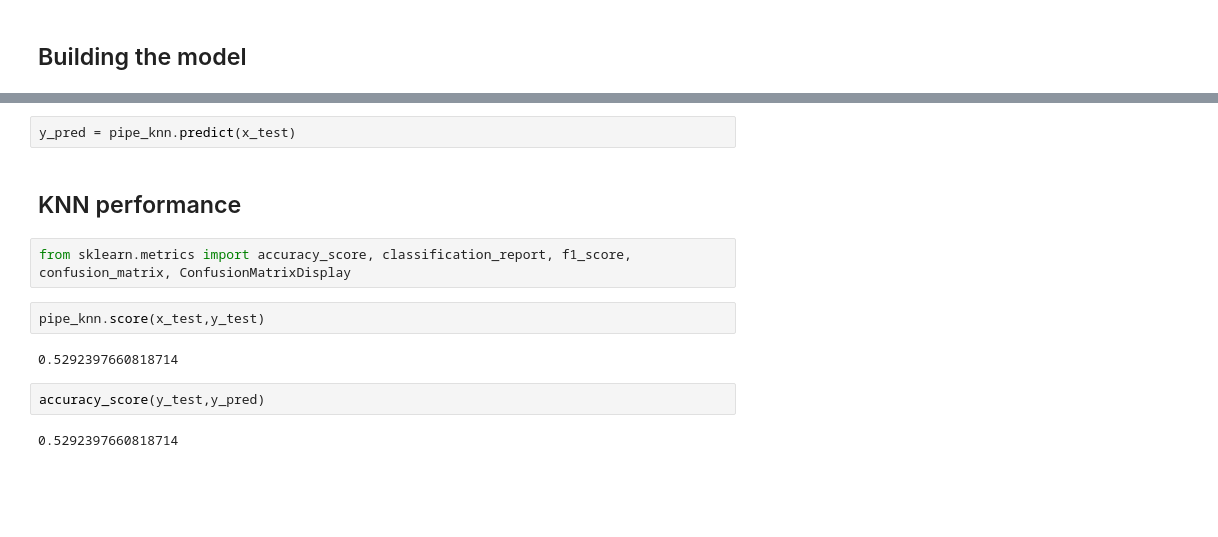
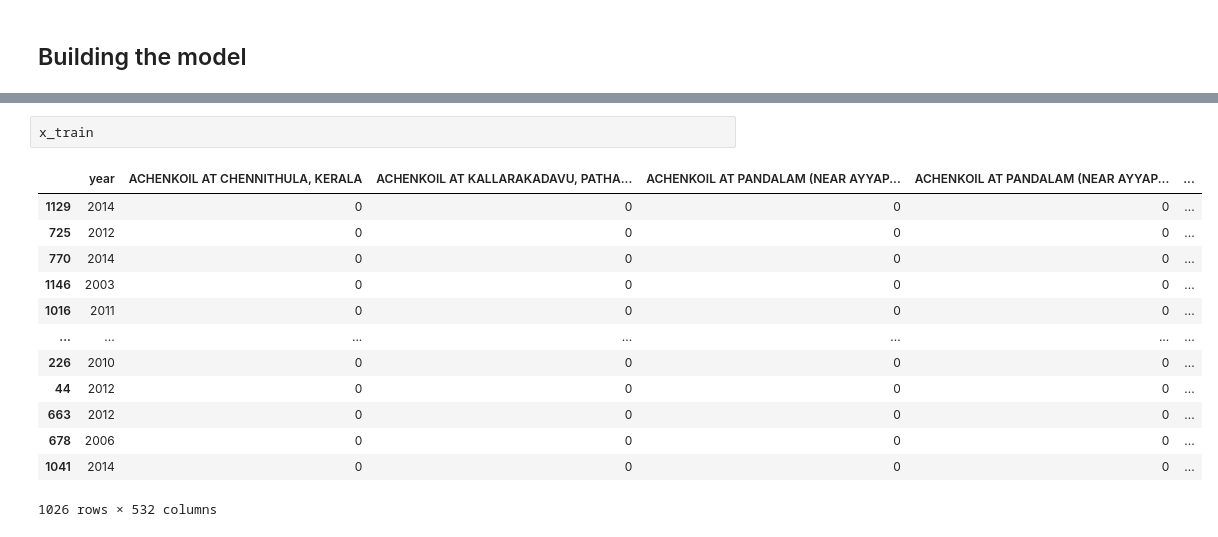
Before and after one commit to Murdock135/Water-Quality-Prediction, a Jupyter notebook: notebooks/initial_analysis.ipynb, the cells around one changed output, grey strips where cells are left out. Saved outputs shown, nothing was run; the diff lists cells and outputs as text; blank space fills up the shorter version.

```diff
--- a/notebooks/initial_analysis.ipynb
+++ b/notebooks/initial_analysis.ipynb
@@ -719,14 +765,16 @@ Pipeline(steps=[('scaler', StandardScaler()),
-# %%
-y_pred = pipe_knn.predict(x_test)
-# %% [markdown]
-## KNN performance
-# %%
-from sklearn.metrics import accuracy_score, classification_report, f1_score, confusion_matrix, ConfusionMatrixDisplay
-# %%
-pipe_knn.score(x_test,y_test)
-# %% [output]
-0.5292397660818714
-# %%
-accuracy_score(y_test,y_pred)
-# %% [output]
-0.5292397660818714
+# %%
+x_train
+# %% [output]
+|  | year | ACHENKOIL AT CHENNITHULA, KERALA | ACHENKOIL AT KALLARAKADAVU, PATHA... | ACHENKOIL AT PANDALAM (NEAR AYYAP... | ACHENKOIL AT PANDALAM (NEAR AYYAP... | ... |
+| 1129 | 2014 | 0 | 0 | 0 | 0 | ... |
+| 725 | 2012 | 0 | 0 | 0 | 0 | ... |
+| 770 | 2014 | 0 | 0 | 0 | 0 | ... |
+| 1146 | 2003 | 0 | 0 | 0 | 0 | ... |
+| 1016 | 2011 | 0 | 0 | 0 | 0 | ... |
+| ... | ... | ... | ... | ... | ... | ... |
+| 226 | 2010 | 0 | 0 | 0 | 0 | ... |
+| 44 | 2012 | 0 | 0 | 0 | 0 | ... |
+| 663 | 2012 | 0 | 0 | 0 | 0 | ... |
+| 678 | 2006 | 0 | 0 | 0 | 0 | ... |
+| 1041 | 2014 | 0 | 0 | 0 | 0 | ... |
+1026 rows × 532 columns
```
Also changed, not shown: parts of 32 cells of this notebook.
